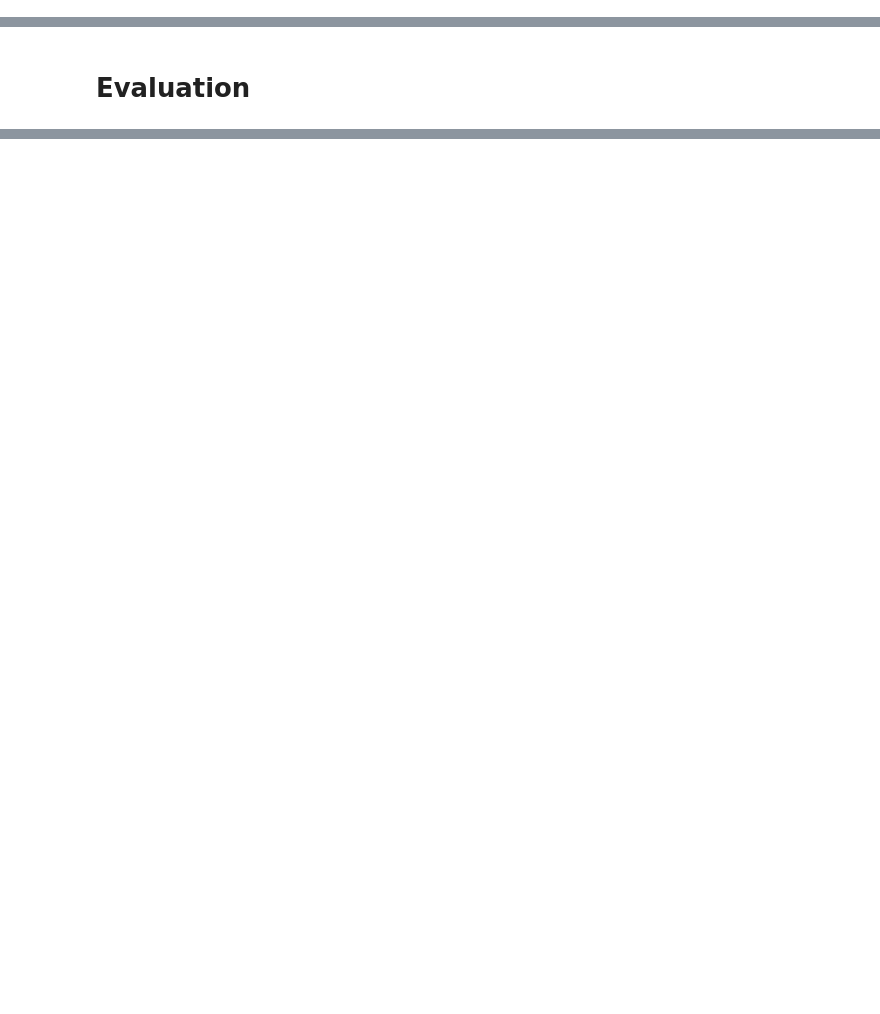
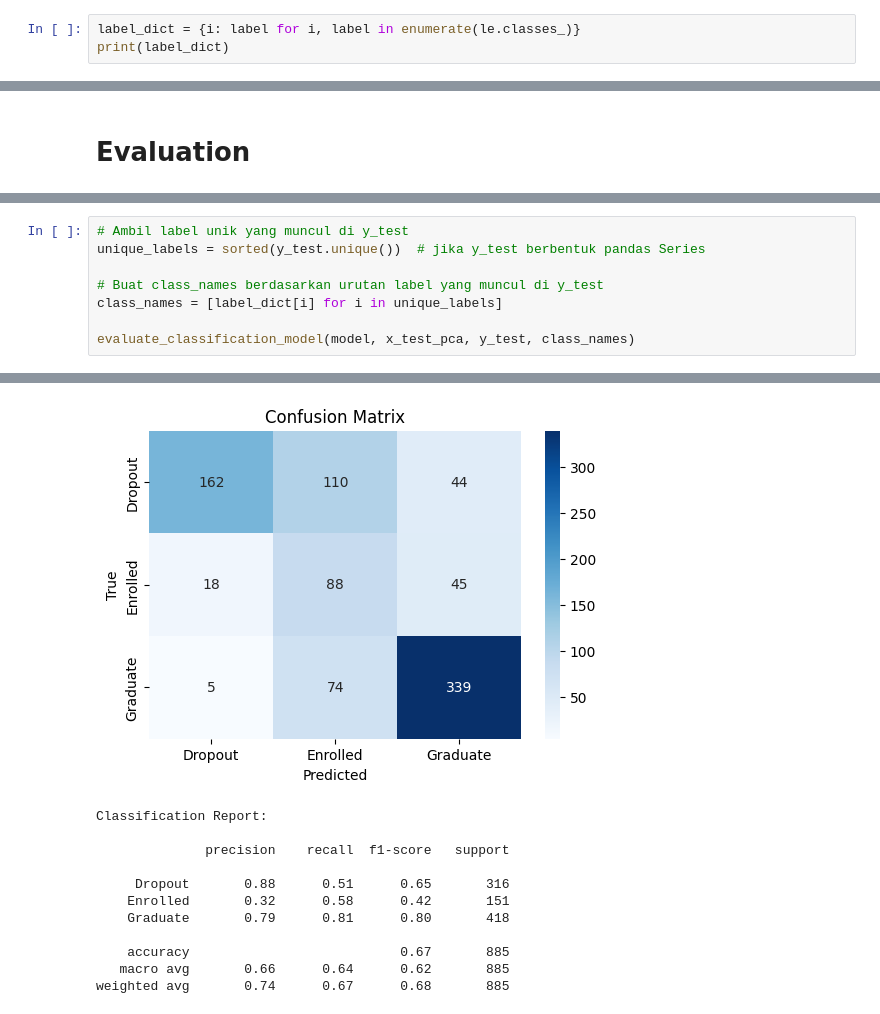
Before and after one commit to ishala/penerapan-data-science, a Jupyter notebook: notebook.ipynb, the cells around one changed output, grey strips where cells are left out. Drawn from its saved outputs; the diff is of its cells as text; blank space fills up the shorter version.

```diff
--- a/notebook.ipynb
+++ b/notebook.ipynb
@@ -579,3 +587,6 @@ cleaned_df = df
 le = LabelEncoder()
 
 cleaned_df['Status'] = le.fit_transform(cleaned_df['Status'])
+# %%
+label_dict = {i: label for i, label in enumerate(le.classes_)}
+print(label_dict)
@@ -924,0 +1052,9 @@ Accuracy Score: 0.6978021978021978
+# %%
+# Ambil label unik yang muncul di y_test
+unique_labels = sorted(y_test.unique())  # jika y_test berbentuk pandas Series
+
+# Buat class_names berdasarkan urutan label yang muncul di y_test
+class_names = [label_dict[i] for i in unique_labels]
+
+evaluate_classification_model(model, x_test_pca, y_test, class_names)
+# %% [output]
@@ -924,0 +1062,12 @@ Accuracy Score: 0.6978021978021978
+[figure, added]
+Classification Report:
+
+              precision    recall  f1-score   support
+
+     Dropout       0.88      0.51      0.65       316
+    Enrolled       0.32      0.58      0.42       151
+    Graduate       0.79      0.81      0.80       418
+
+    accuracy                           0.67       885
+   macro avg       0.66      0.64      0.62       885
+weighted avg       0.74      0.67      0.68       885
```
Also changed, not shown: parts of 25 cells of this notebook.
